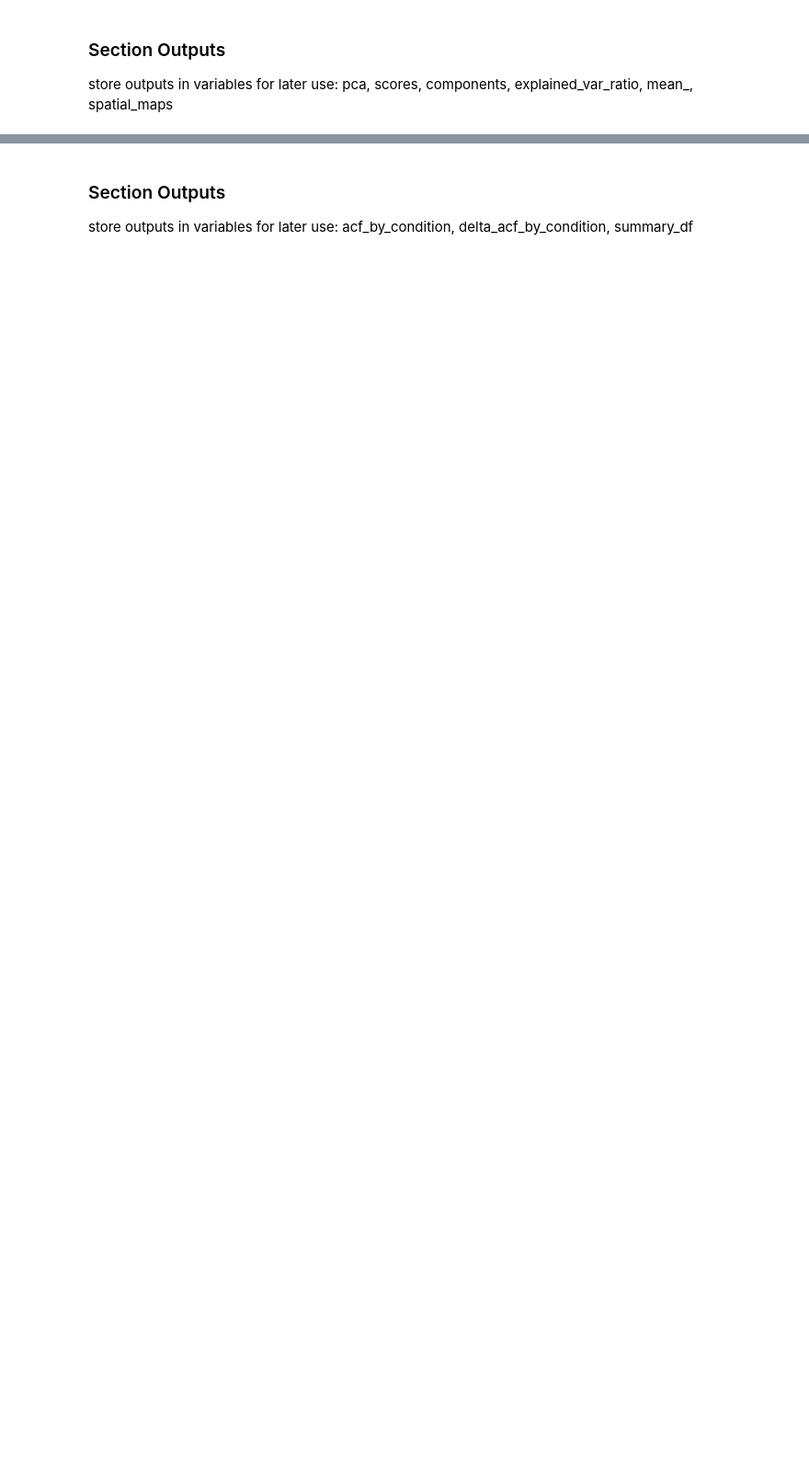
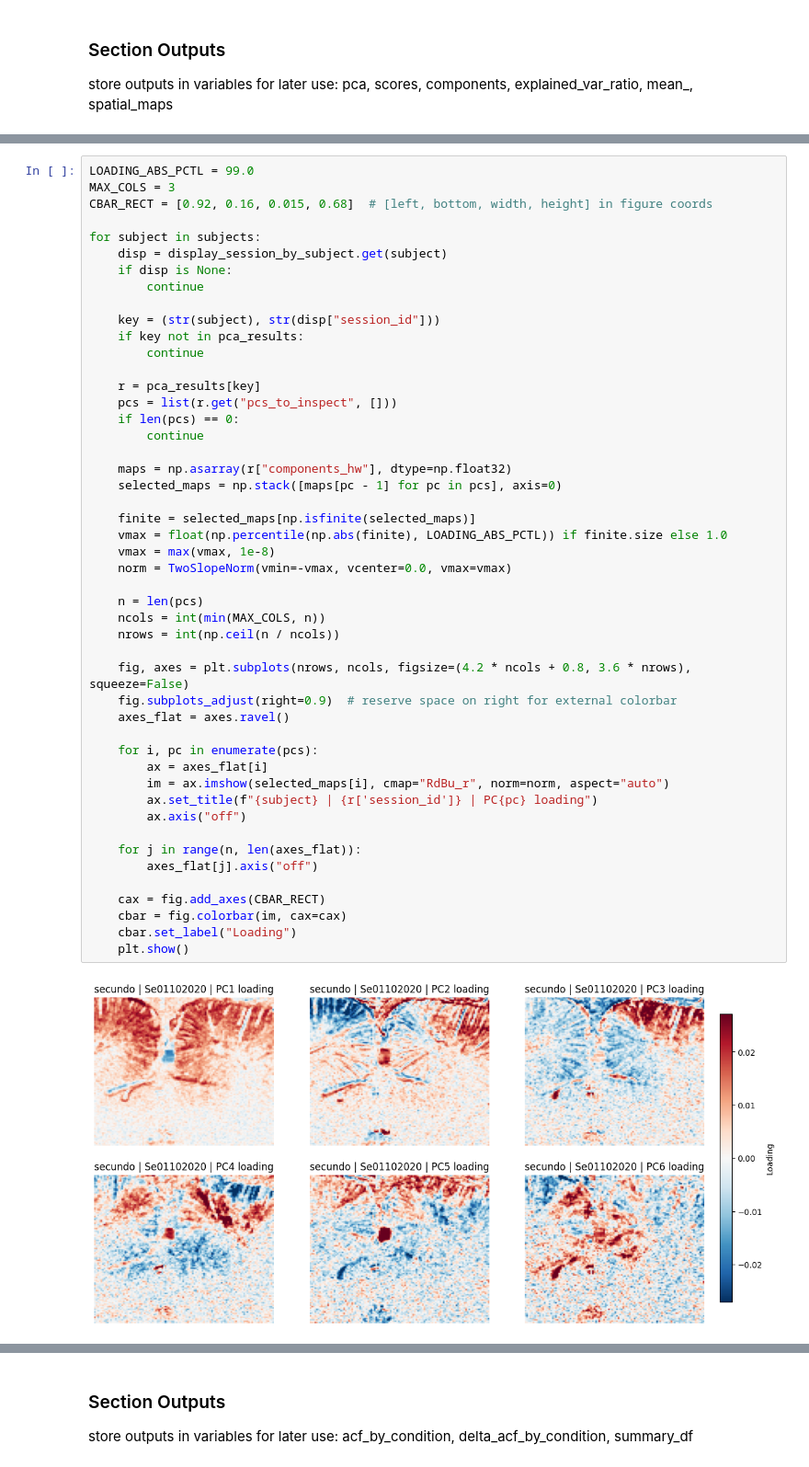
Before and after one commit to brynnhs/fUSPredict, a Jupyter notebook: code/2_exploratory_data_analysis/00_pca.ipynb, the cells around one changed output, grey strips where cells are left out. Shown at 92% size. Cells and saved outputs as stored; diff of their text form; blank space fills up the shorter version.

```diff
--- a/code/2_exploratory_data_analysis/00_pca.ipynb
+++ b/code/2_exploratory_data_analysis/00_pca.ipynb
@@ -71,0 +474,50 @@ store outputs in variables for later use: pca, scores, components, explained_var
+# %%
+LOADING_ABS_PCTL = 99.0
+MAX_COLS = 3
+CBAR_RECT = [0.92, 0.16, 0.015, 0.68]  # [left, bottom, width, height] in figure coords
+
+for subject in subjects:
+    disp = display_session_by_subject.get(subject)
+    if disp is None:
+        continue
+
+    key = (str(subject), str(disp["session_id"]))
+    if key not in pca_results:
+        continue
+
+    r = pca_results[key]
+    pcs = list(r.get("pcs_to_inspect", []))
+    if len(pcs) == 0:
+        continue
+
+    maps = np.asarray(r["components_hw"], dtype=np.float32)
+    selected_maps = np.stack([maps[pc - 1] for pc in pcs], axis=0)
+
+    finite = selected_maps[np.isfinite(selected_maps)]
+    vmax = float(np.percentile(np.abs(finite), LOADING_ABS_PCTL)) if finite.size else 1.0
+    vmax = max(vmax, 1e-8)
+    norm = TwoSlopeNorm(vmin=-vmax, vcenter=0.0, vmax=vmax)
+
+    n = len(pcs)
+    ncols = int(min(MAX_COLS, n))
+    nrows = int(np.ceil(n / ncols))
+
+    fig, axes = plt.subplots(nrows, ncols, figsize=(4.2 * ncols + 0.8, 3.6 * nrows), squeeze=False)
+    fig.subplots_adjust(right=0.9)  # reserve space on right for external colorbar
+    axes_flat = axes.ravel()
+
+    for i, pc in enumerate(pcs):
+        ax = axes_flat[i]
+        im = ax.imshow(selected_maps[i], cmap="RdBu_r", norm=norm, aspect="auto")
+        ax.set_title(f"{subject} | {r['session_id']} | PC{pc} loading")
+        ax.axis("off")
+
+    for j in range(n, len(axes_flat)):
+        axes_flat[j].axis("off")
+
+    cax = fig.add_axes(CBAR_RECT)
+    cbar = fig.colorbar(im, cax=cax)
+    cbar.set_label("Loading")
+    plt.show()
+# %% [output]
+[figure, added]
```
Also changed, not shown: parts of 14 cells of this notebook.
